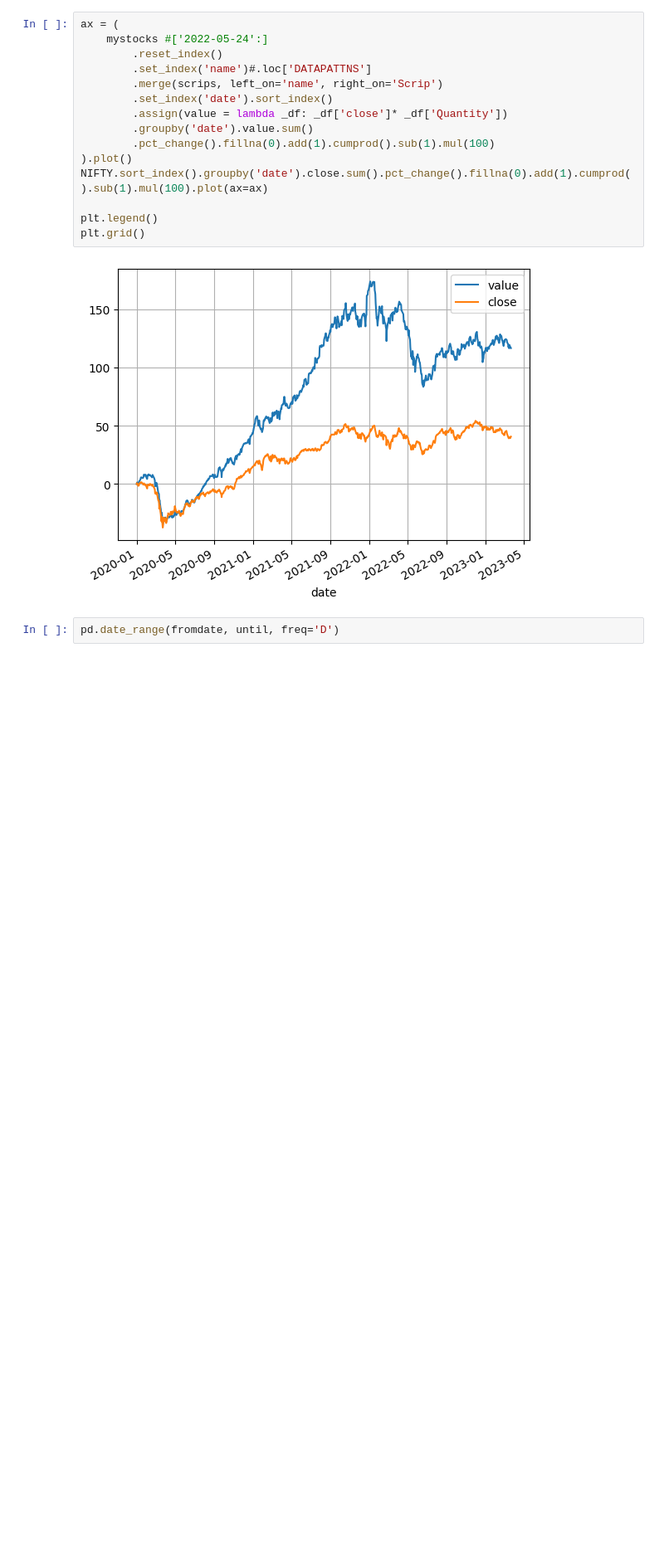
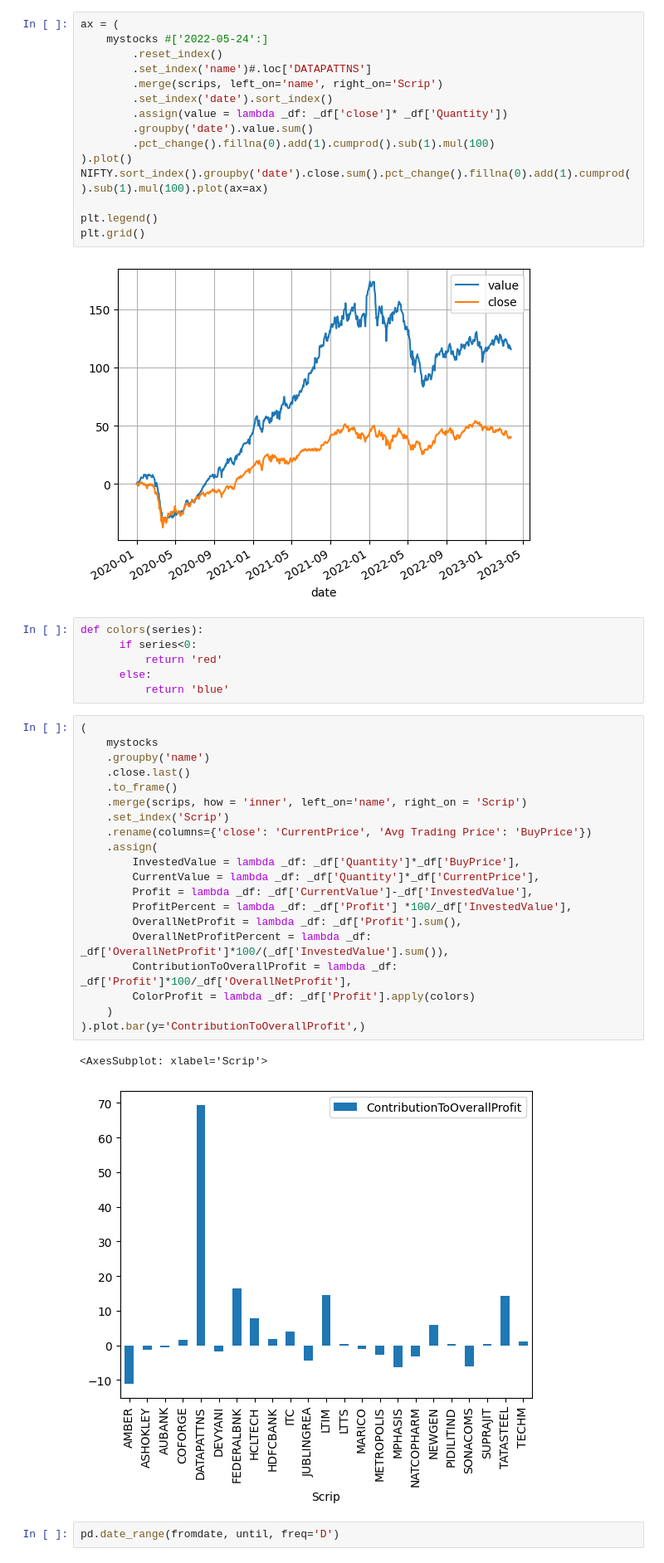
Before and after one commit to ganeshIIT/Stocks, a Jupyter notebook: analysis.ipynb, the cells around one changed output. Shown at 83% size. Drawn from its saved outputs; the diff is of its cells as text; blank space fills up the shorter version.

```diff
--- a/analysis.ipynb
+++ b/analysis.ipynb
@@ -301,6 +300,35 @@ plt.legend()
 plt.grid()
 # %% [output]
 [figure]
+# %%
+def colors(series):
+      if series<0:
+          return 'red'
+      else:
+          return 'blue'
+# %%
+(
+    mystocks
+    .groupby('name')
+    .close.last()
+    .to_frame()
+    .merge(scrips, how = 'inner', left_on='name', right_on = 'Scrip')
+    .set_index('Scrip')
+    .rename(columns={'close': 'CurrentPrice', 'Avg Trading Price': 'BuyPrice'})
+    .assign(
+        InvestedValue = lambda _df: _df['Quantity']*_df['BuyPrice'],
+        CurrentValue = lambda _df: _df['Quantity']*_df['CurrentPrice'],
+        Profit = lambda _df: _df['CurrentValue']-_df['InvestedValue'],
+        ProfitPercent = lambda _df: _df['Profit'] *100/_df['InvestedValue'],
+        OverallNetProfit = lambda _df: _df['Profit'].sum(),
+        OverallNetProfitPercent = lambda _df: _df['OverallNetProfit']*100/(_df['InvestedValue'].sum()),
+        ContributionToOverallProfit = lambda _df: _df['Profit']*100/_df['OverallNetProfit'],
+        ColorProfit = lambda _df: _df['Profit'].apply(colors)
+    )
+).plot.bar(y='ContributionToOverallProfit',)
+# %% [output]
+<AxesSubplot: xlabel='Scrip'>
+[figure, added]
 # %%
 pd.date_range(fromdate, until, freq='D')
 # %% [output]
```
Also changed, not shown: parts of 8 cells of this notebook, 4 other files.
